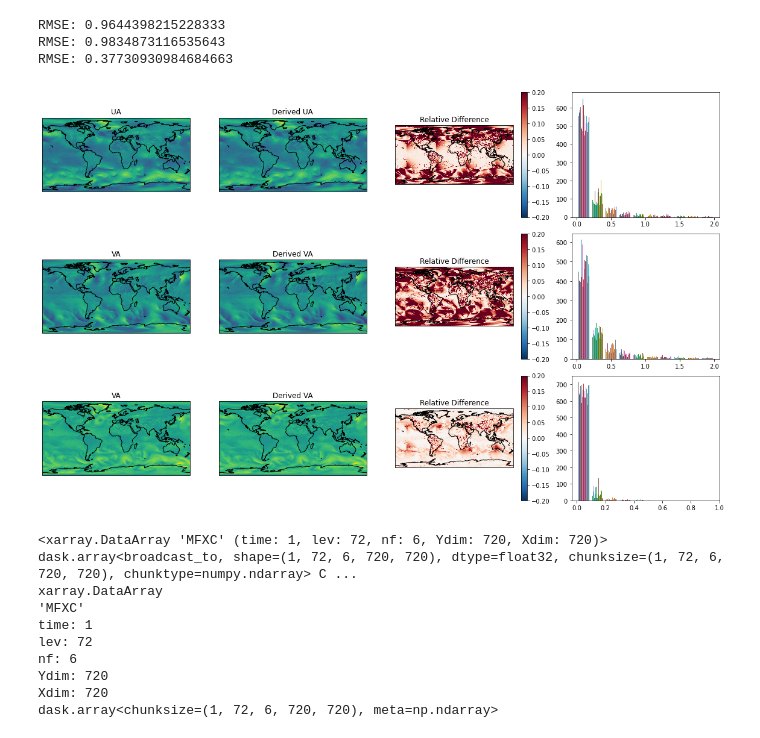
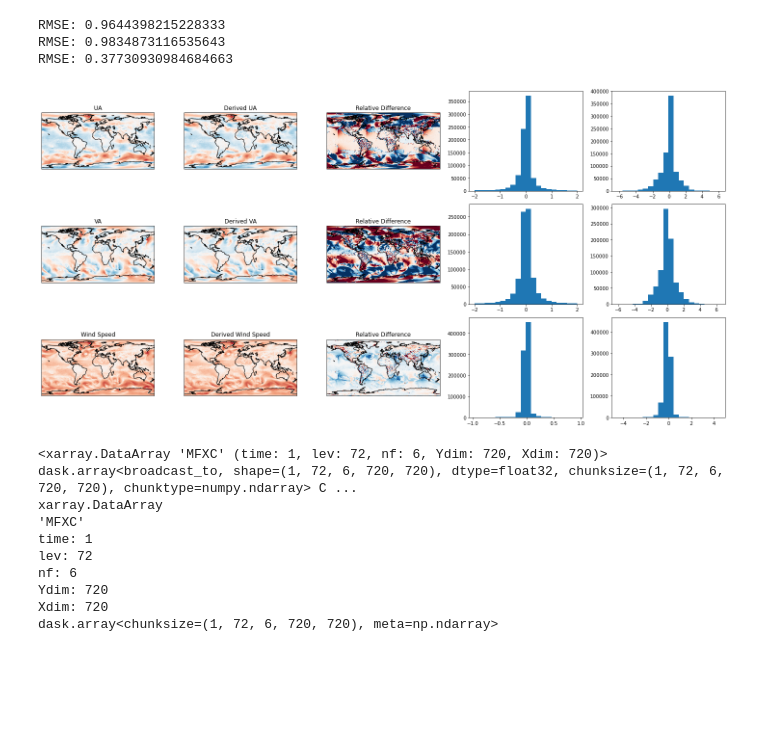
Before and after one commit to LiamBindle/fv3_mass_flux_tools, a Jupyter notebook: Demo 2.ipynb, the cells around one changed output. Saved outputs shown, nothing was run; the diff lists cells and outputs as text; code cells hidden in the pictures; blank space fills up the shorter version.

Commit message:
Updated Demo 2 figure to make troubleshooting easier.

```diff
--- a/Demo 2.ipynb
+++ b/Demo 2.ipynb
@@ -9,16 +9,17 @@ import sparselt.xr
 import mf2w
 from tqdm.dask import TqdmCallback
 # %%
-#tavg_1hr_ctm = xr.open_dataset("data/GEOS.fp.asm.tavg_1hr_ctm_c0720_v72.20210401_0030.V01.nc4")
-with TqdmCallback(desc="compute"):
-    tavg_3hr_ctm = xr.open_mfdataset(["data/GEOS.fp.asm.tavg_1hr_ctm_c0720_v72.20210401_0030.V01.nc4",
-                                    "data/GEOS.fp.asm.tavg_1hr_ctm_c0720_v72.20210401_0130.V01.nc4",
-                                    "data/GEOS.fp.asm.tavg_1hr_ctm_c0720_v72.20210401_0230.V01.nc4"], data_vars=['MFXC', 'MFYC', 'DELP'], compat='override', coords=['time'])
-    tavg_3hr_ctm = tavg_3hr_ctm.drop(['cubed_sphere', 'contacts', 'orientation', 'anchor', 'TAITIME', 'PS'])
-    tavg_3hr_ctm = tavg_3hr_ctm.mean(dim=['time']).expand_dims(dim='time', axis=0)
-    tavg_3hr_ctm.compute()
+tavg_ctm = xr.open_dataset("data/GEOS.fp.asm.tavg_3hr_ctm_c0720_v72.20210401_0130.V01.nc")
+# with TqdmCallback(desc="compute"):
+#     tavg_3hr_ctm = xr.open_mfdataset(["data/GEOS.fp.asm.tavg_1hr_ctm_c0720_v72.20210401_0030.V01.nc4",
+#                                     "data/GEOS.fp.asm.tavg_1hr_ctm_c0720_v72.20210401_0130.V01.nc4",
+#                                     "data/GEOS.fp.asm.tavg_1hr_ctm_c0720_v72.20210401_0230.V01.nc4"], data_vars=['MFXC', 'MFYC', 'DELP'], compat='override', coords=['time'])
+#     tavg_3hr_ctm = tavg_3hr_ctm.drop(['cubed_sphere', 'contacts', 'orientation', 'anchor', 'TAITIME', 'PS'])
+#     tavg_3hr_ctm = tavg_3hr_ctm.mean(dim=['time']).expand_dims(dim='time', axis=0)
+#     #tavg_3hr_ctm.compute()
+
 grid = xr.open_mfdataset([f"data/c720.tile{n}.nc" for n in range(1,7)], concat_dim='nf', combine='nested')
-tavg_1hr_winds = mf2w.convert_mass_fluxes_to_wind(tavg_3hr_ctm, grid, change_of_basis='ronchi')
+tavg_1hr_winds = mf2w.convert_mass_fluxes_to_wind(tavg_ctm, grid, change_of_basis='ronchi')
 # %%
 transform = sparselt.esmf.load_weights(
     'data/weights_cs2ll.nc',
@@ -36,90 +37,93 @@ y = latlon_grid.lat
 
 norm = plt.Normalize(-30, 30)
 
-plt.figure(figsize=(16,10))
+plt.figure(figsize=(20,10))
 
 
 expected=tavg3_3d_asm.U[0,-1,:,:]
 calculated=tavg_1hr_winds_ll.UA[0,-1,:,:]
-relative_difference = np.abs(calculated-expected)/np.maximum(np.abs(calculated), np.abs(expected))
+relative_difference = (calculated-expected)/np.maximum(np.abs(calculated), np.abs(expected))
 rmse = np.sqrt(np.mean((calculated-expected)**2)).item()
 print(f"RMSE: {rmse}")
 
-ax = plt.subplot(3,4,1, projection=ccrs.PlateCarree())
+ax = plt.subplot(3,5,1, projection=ccrs.PlateCarree())
 ax.coastlines()
 plt.title("UA")
-plt.pcolormesh(x, y, expected, norm=norm)
+plt.pcolormesh(x, y, expected, norm=norm, cmap='RdBu_r')
 
-ax = plt.subplot(3,4,2, projection=ccrs.PlateCarree())
+ax = plt.subplot(3,5,2, projection=ccrs.PlateCarree())
 ax.coastlines()
 plt.title("Derived UA")
-plt.pcolormesh(x, y, calculated, norm=norm)
+plt.pcolormesh(x, y, calculated, norm=norm, cmap='RdBu_r')
 
-ax = plt.subplot(3,4,3, projection=ccrs.PlateCarree())
+ax = plt.subplot(3,5,3, projection=ccrs.PlateCarree())
 ax.coastlines()
 plt.title("Relative Difference")
 plt.pcolormesh(x, y, relative_difference, norm=plt.Normalize(-0.2, 0.2), cmap='RdBu_r')
-plt.colorbar()
 
-ax = plt.subplot(3,4,4)
-plt.hist(relative_difference)
+ax = plt.subplot(3,5,4)
+plt.hist(relative_difference.values.flatten(), bins=20)
+ax = plt.subplot(3,5,5)
+plt.hist((calculated-expected).values.flatten(), bins=20)
 
 expected=tavg3_3d_asm.V[0,-1,:,:]
 calculated=tavg_1hr_winds_ll.VA[0,-1,:,:]
-relative_difference = np.abs(calculated-expected)/np.maximum(np.abs(calculated), np.abs(expected))
+relative_difference = (calculated-expected)/np.maximum(np.abs(calculated), np.abs(expected))
 rmse = np.sqrt(np.mean((calculated-expected)**2)).item()
 print(f"RMSE: {rmse}")
 
-ax = plt.subplot(3,4,5, projection=ccrs.PlateCarree())
+ax = plt.subplot(3,5,6, projection=ccrs.PlateCarree())
 ax.coastlines()
 plt.title("VA")
-plt.pcolormesh(x, y, expected, norm=norm)
+plt.pcolormesh(x, y, expected, norm=norm, cmap='RdBu_r')
 
-ax = plt.subplot(3,4,6, projection=ccrs.PlateCarree())
+ax = plt.subplot(3,5,7, projection=ccrs.PlateCarree())
 ax.coastlines()
 plt.title("Derived VA")
-plt.pcolormesh(x, y, calculated, norm=norm)
+plt.pcolormesh(x, y, calculated, norm=norm, cmap='RdBu_r')
 
-ax = plt.subplot(3,4,7, projection=ccrs.PlateCarree())
+ax = plt.subplot(3,5,8, projection=ccrs.PlateCarree())
 ax.coastlines()
 plt.title("Relative Difference")
 plt.pcolormesh(x, y, relative_difference, norm=plt.Normalize(-0.2, 0.2), cmap='RdBu_r')
-plt.colorbar()
 
-ax = plt.subplot(3,4,8)
-plt.hist(relative_difference)
+ax = plt.subplot(3,5,9)
+plt.hist(relative_difference.values.flatten(), bins=20)
+ax = plt.subplot(3,5,10)
+plt.hist((calculated-expected).values.flatten(), bins=20)
 
 expected=np.sqrt(tavg3_3d_asm.U[0,-1,:,:]**2 + tavg3_3d_asm.V[0,-1,:,:]**2)
 calculated=np.sqrt(tavg_1hr_winds_ll.UA[0,-1,:,:]**2 + tavg_1hr_winds_ll.VA[0,-1,:,:]**2)
-relative_difference = np.abs(calculated-expected)/np.maximum(np.abs(calculated), np.abs(expected))
+relative_difference = (calculated-expected)/np.maximum(np.abs(calculated), np.abs(expected))
 rmse = np.sqrt(np.mean((calculated-expected)**2)).item()
 print(f"RMSE: {rmse}")
 
-ax = plt.subplot(3,4,9, projection=ccrs.PlateCarree())
+ax = plt.subplot(3,5,11, projection=ccrs.PlateCarree())
 ax.coastlines()
-plt.title("VA")
-plt.pcolormesh(x, y, expected, norm=norm)
+plt.title("Wind Speed")
+plt.pcolormesh(x, y, expected, norm=norm, cmap='RdBu_r')
 
-ax = plt.subplot(3,4,10, projection=ccrs.PlateCarree())
+ax = plt.subplot(3,5,12, projection=ccrs.PlateCarree())
 ax.coastlines()
-plt.title("Derived VA")
-plt.pcolormesh(x, y, calculated, norm=norm)
+plt.title("Derived Wind Speed")
+plt.pcolormesh(x, y, calculated, norm=norm, cmap='RdBu_r')
 
-ax = plt.subplot(3,4,11, projection=ccrs.PlateCarree())
+ax = plt.subplot(3,5,13, projection=ccrs.PlateCarree())
 ax.coastlines()
 plt.title("Relative Difference")
 plt.pcolormesh(x, y, relative_difference, norm=plt.Normalize(-0.2, 0.2), cmap='RdBu_r')
-plt.colorbar()
 
-ax = plt.subplot(3,4,12)
-plt.hist(relative_difference)
+ax = plt.subplot(3,5,14)
+plt.hist(relative_difference.values.flatten(), bins=20)
+ax = plt.subplot(3,5,15)
+plt.hist((calculated-expected).values.flatten(), bins=20)
 
 plt.tight_layout()
 # %% [output]
 RMSE: 0.9644398215228333
 RMSE: 0.9834873116535643
 RMSE: 0.37730930984684663
-[figure, old version]
+[figure, new version]
 # %%
 tavg_3hr_ctm.MFXC.expand_dims(dim='time', axis=0)
 # %% [output]
```
Also changed, not shown: parts of 2 cells of this notebook.
